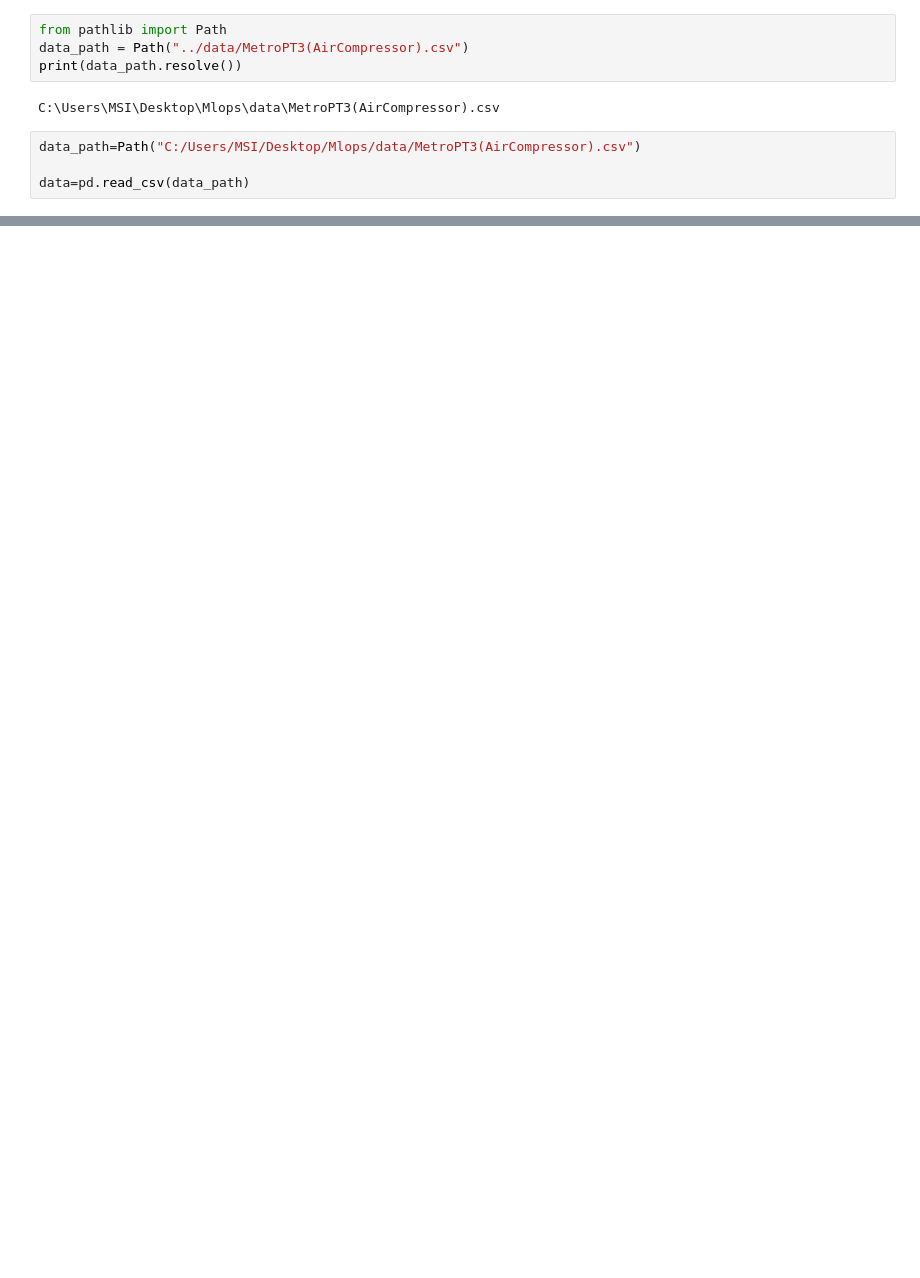
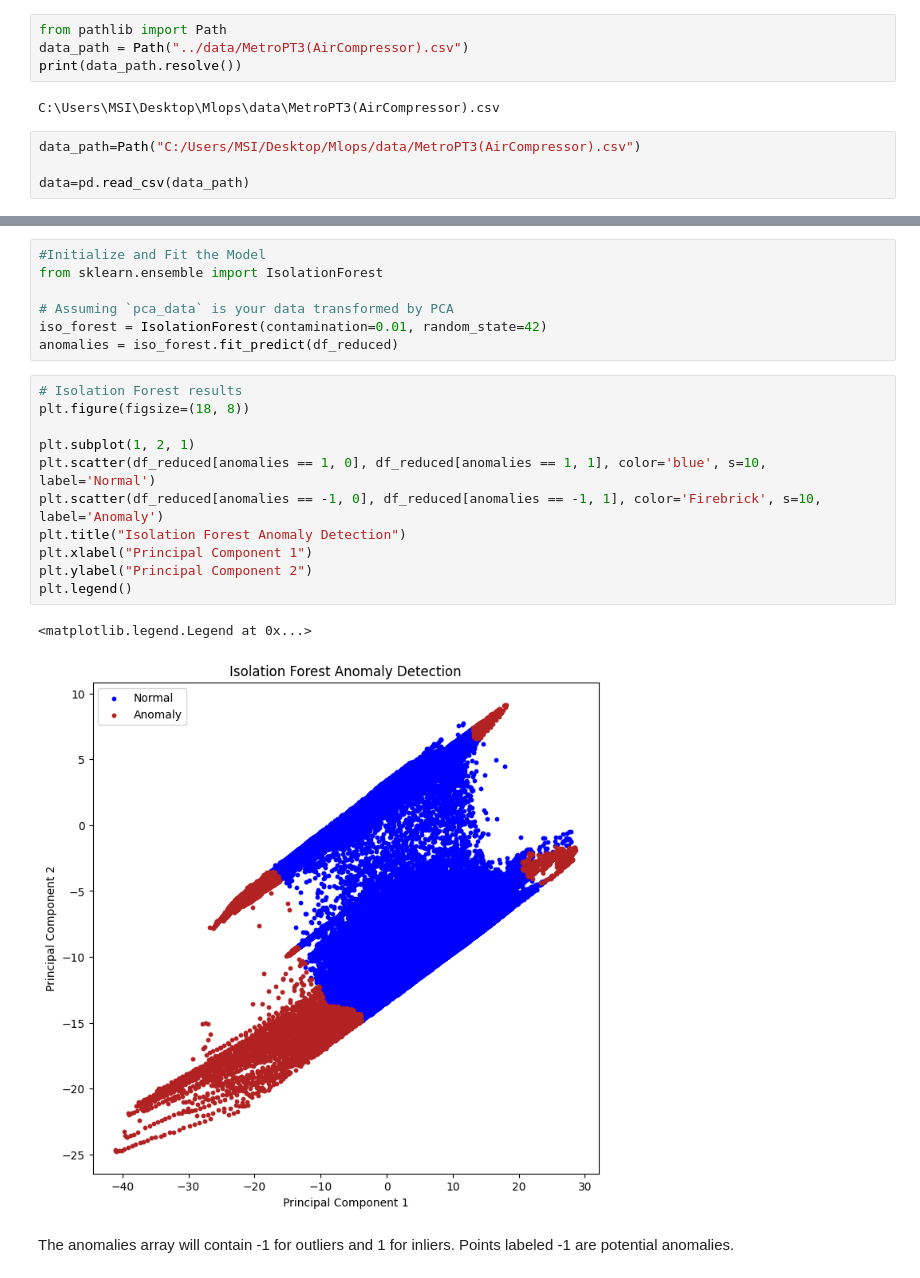
Before and after one commit to sfaxibrahim/Mlops, a Jupyter notebook: notebooks/PCA.ipynb, the cells around one changed output, grey strips where cells are left out. Saved outputs shown, nothing was run; the diff lists cells and outputs as text; blank space fills up the shorter version.

Commit message:
PCA and detecting anomalies

```diff
--- a/notebooks/PCA.ipynb
+++ b/notebooks/PCA.ipynb
@@ -249,0 +218,23 @@ PCA reduces the dimensionality of your data and helps you understand which featu
+# %%
+#Initialize and Fit the Model
+from sklearn.ensemble import IsolationForest
+
+# Assuming `pca_data` is your data transformed by PCA
+iso_forest = IsolationForest(contamination=0.01, random_state=42)
+anomalies = iso_forest.fit_predict(df_reduced)
+# %%
+# Isolation Forest results
+plt.figure(figsize=(18, 8))
+
+plt.subplot(1, 2, 1)
+plt.scatter(df_reduced[anomalies == 1, 0], df_reduced[anomalies == 1, 1], color='blue', s=10, label='Normal')
+plt.scatter(df_reduced[anomalies == -1, 0], df_reduced[anomalies == -1, 1], color='Firebrick', s=10, label='Anomaly')
+plt.title("Isolation Forest Anomaly Detection")
+plt.xlabel("Principal Component 1")
+plt.ylabel("Principal Component 2")
+plt.legend()
+# %% [output]
+<matplotlib.legend.Legend at 0x...>
+[figure, added]
+# %% [markdown]
+The anomalies array will contain -1 for outliers and 1 for inliers. Points labeled -1 are potential anomalies.
```
Also changed, not shown: parts of 60 cells of this notebook, 2 other files.
